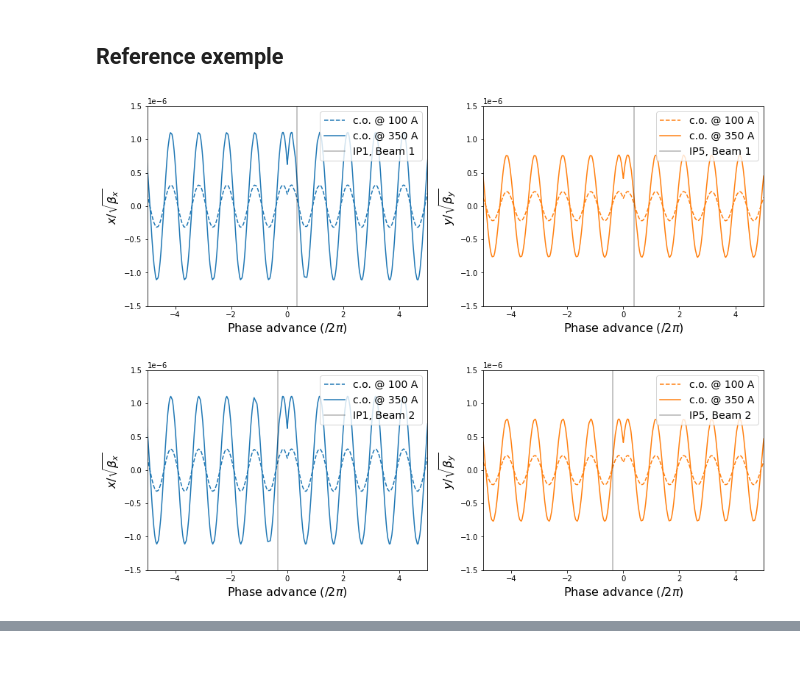
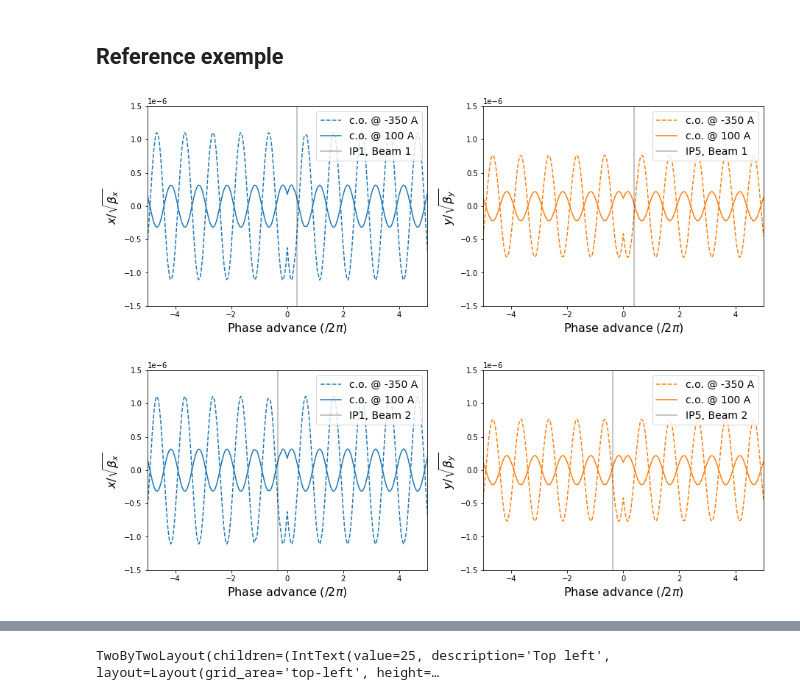
Before and after one commit to pbelange/WireDAQ, a Jupyter notebook: Analytic_CO.ipynb, the cells around one changed output, grey strips where cells are left out. Cells and saved outputs as stored; diff of their text form; code cells hidden in the pictures; blank space fills up the shorter version.

```diff
--- a/Analytic_CO.ipynb
+++ b/Analytic_CO.ipynb
@@ -91,7 +91,7 @@ for beam in ['B1','B2']:
 
 
     for IP,ax in zip(['ip1','ip5'],axes):
-        for I_w,ls in zip([100,350],['--','-']):
+        for I_w,ls in zip([-350,100],['--','-']):
             _wires = [name for name in twiss[beam].index if ('bbcw' in name)&((f'{IP[-1]}.u' in name)|(f'{IP[-1]}.d' in name))]
 
             if IP.lower() == 'ip1':
@@ -111,35 +111,35 @@ for beam in ['B1','B2']:
                 label=r'$x/\sqrt{\beta_x}$'
 
             if IP.lower() == 'ip5':
                 CO    = get_y_co(muy_s = twiss[beam]['muy'],
                                  bety_s= twiss[beam]['bety'],
                                  I     = I_w,
                                  xw    = gap+3e-3,
                                  yw    = offset,
                                  Qy    = twiss[beam]['muy'][-1],
                                  mu0   = twiss[beam].loc[_wires,'muy'].mean(),
                                  E = 450e9,L=1)
                 mu_CO   = twiss[beam]['muy'].to_numpy() - twiss[beam].loc[_wires,'muy'].mean()
                 norm_CO = CO/np.sqrt(twiss[beam]['bety'])
                 IP_loc  = twiss[beam].loc[IP.lower(),'muy'] - twiss[beam].loc[_wires,'muy'].mean()
 
                 color='C1'
                 label=r'$y/\sqrt{\beta_y}$'
 
             # Plotting
             plt.sca(ax)
             plt.plot(mu_CO,norm_CO,ls,color=color,label=f'c.o. @ {I_w} A')
 
 
         plt.axvline(IP_loc,color='k',alpha=0.3,label=IP.upper() + f', Beam {beam[-1]}')
         plt.ylabel(label,fontsize=16)
         plt.xlabel(r'Phase advance ($/2\pi$)',fontsize=16)
         plt.legend(loc='upper right',fontsize=14)
         plt.xlim([-5,5])
         plt.ylim([-1.5e-6,1.5e-6])
 # %% [output]
-[figure, old version]
+[figure, new version]
-[figure, old version]
+[figure, new version]
 # %%
 
 for i in range(30):
@@ -177,0 +195,11 @@ RMS yields     : 5.017794739630626, Err: 0.356%
+# %%
+app = TwoByTwoLayout(top_left=top_left_text, top_right=top_right_text,
+                     bottom_left=bottom_left_slider, bottom_right=bottom_right_slider)
+
+link_left = jslink((app.top_left, 'value'), (app.bottom_left, 'value'))
+link_right = jslink((app.top_right, 'value'), (app.bottom_right, 'value'))
+app.bottom_right.value = 30
+app.top_left.value = 25
+app
+# %% [output]
+TwoByTwoLayout(children=(IntText(value=25, description='Top left', layout=Layout(grid_area='top-left', height=…
```
Also changed, not shown: parts of 11 cells of this notebook, 2 other files.
